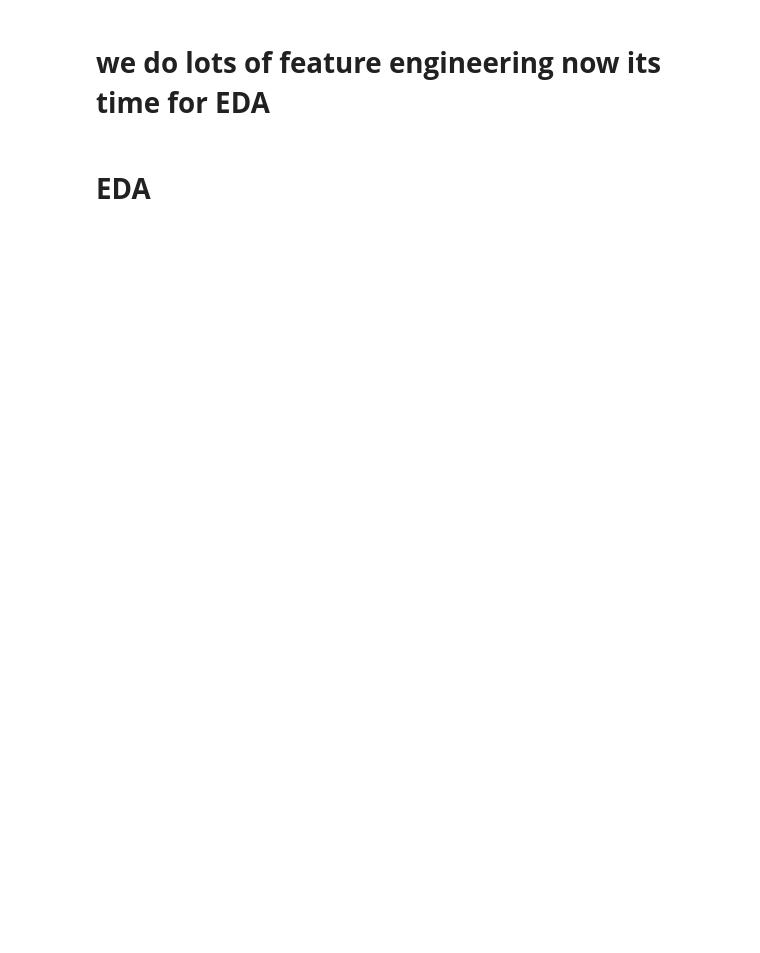
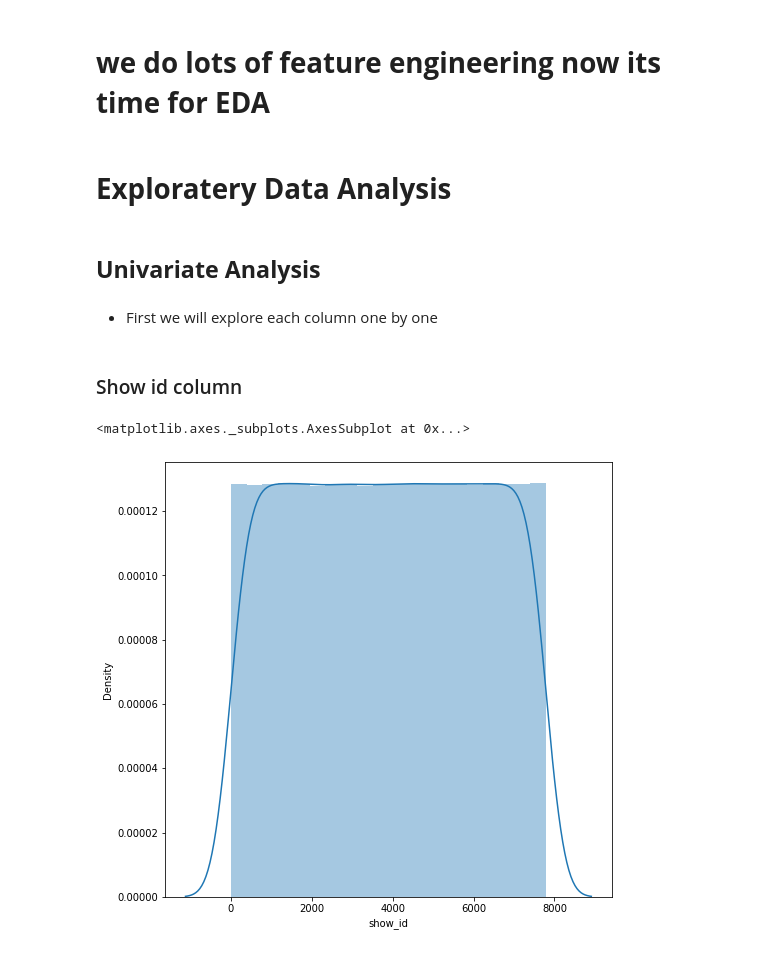
Before and after one commit to tarun422/Netflix-DataSet-Clustring, a Jupyter notebook: Netflix_Clustring.ipynb, the cells around one changed output. Cells and saved outputs as stored; diff of their text form; code cells hidden in the pictures; blank space fills up the shorter version.

```diff
--- a/Netflix_Clustring.ipynb
+++ b/Netflix_Clustring.ipynb
@@ -1225,5 +1195,17 @@ movies_df
 5377 rows × 19 columns
 # %% [markdown]
 # **we do lots of feature engineering now its time for EDA**
-# %% [markdown]
-# **EDA**
+# %% [markdown]
+# **Exploratery Data Analysis**
+# %% [markdown]
+## **Univariate Analysis**
+# %% [markdown]
+* First we will explore each column one by one
+# %% [markdown]
+###  Show id column
+# %%
+plt.figure(figsize=(8,8))
+sns.distplot(df['show_id'])
+# %% [output]
+<matplotlib.axes._subplots.AxesSubplot at 0x...>
+[figure, added]
```
Also changed, not shown: parts of 54 cells of this notebook.
